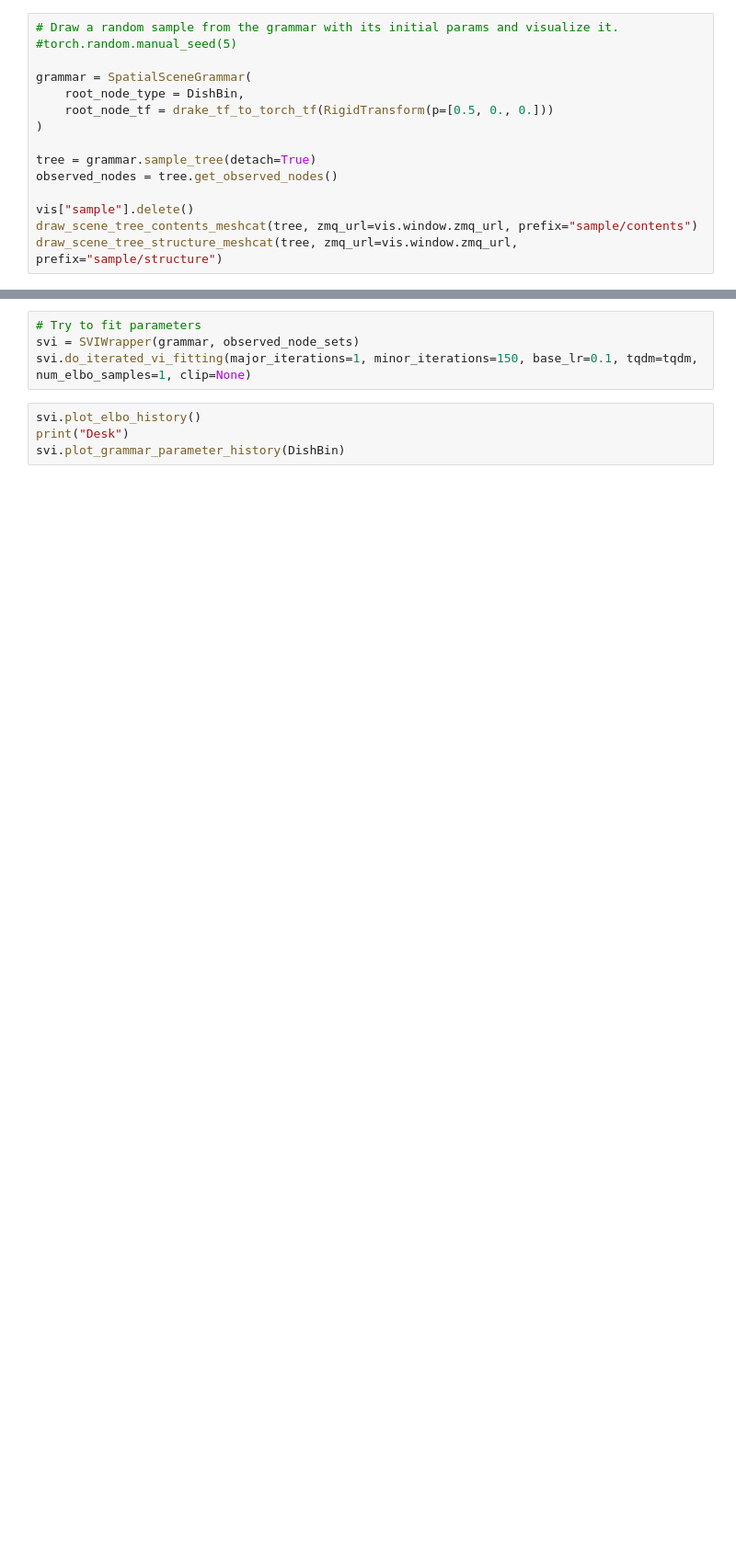
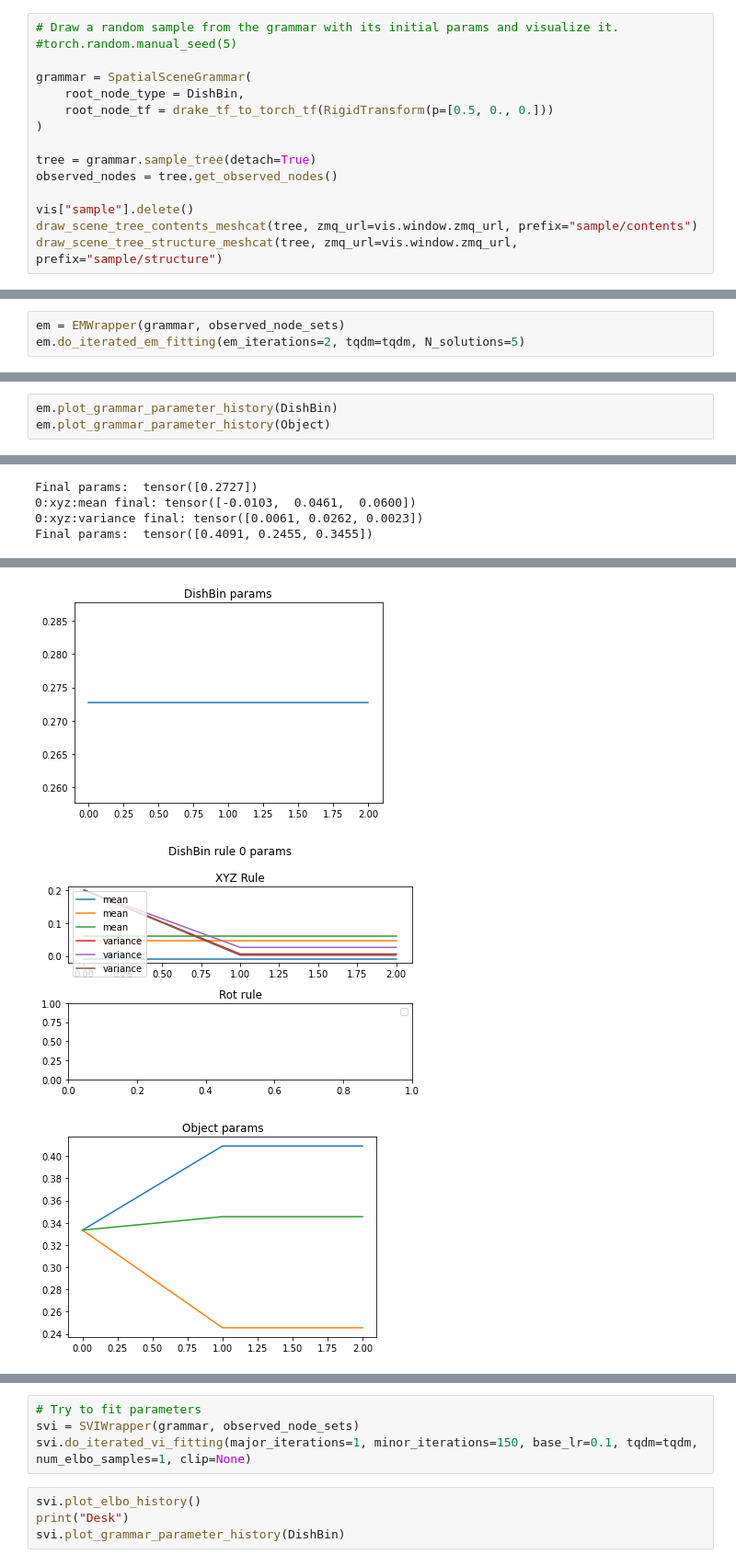
Before and after one commit to gizatt/spatial_scene_grammars, a Jupyter notebook: spatial_scene_grammars_examples/dish_bin/demo_grammar_fitting.ipynb, the cells around one changed output, grey strips where cells are left out. Shown at 92% size. Drawn from its saved outputs; the diff is of its cells as text; blank space fills up the shorter version.

```diff
--- a/spatial_scene_grammars_examples/dish_bin/demo_grammar_fitting.ipynb
+++ b/spatial_scene_grammars_examples/dish_bin/demo_grammar_fitting.ipynb
@@ -91,0 +120,3 @@ draw_scene_tree_structure_meshcat(tree, zmq_url=vis.window.zmq_url, prefix="samp
+# %%
+em = EMWrapper(grammar, observed_node_sets)
+em.do_iterated_em_fitting(em_iterations=2, tqdm=tqdm, N_solutions=5)
@@ -91,0 +176,4 @@ draw_scene_tree_structure_meshcat(tree, zmq_url=vis.window.zmq_url, prefix="samp
+# %%
+em.plot_grammar_parameter_history(DishBin)
+em.plot_grammar_parameter_history(Object)
+# %% [output]
@@ -91,0 +181,4 @@ draw_scene_tree_structure_meshcat(tree, zmq_url=vis.window.zmq_url, prefix="samp
+Final params:  tensor([0.2727])
+0:xyz:mean final: tensor([-0.0103,  0.0461,  0.0600])
+0:xyz:variance final: tensor([0.0061, 0.0262, 0.0023])
+Final params:  tensor([0.4091, 0.2455, 0.3455])
@@ -91,0 +191,3 @@ draw_scene_tree_structure_meshcat(tree, zmq_url=vis.window.zmq_url, prefix="samp
+[figure, added]
+[figure, added]
+[figure, added]
```
Also changed, not shown: parts of 12 cells of this notebook, 3 other files.
